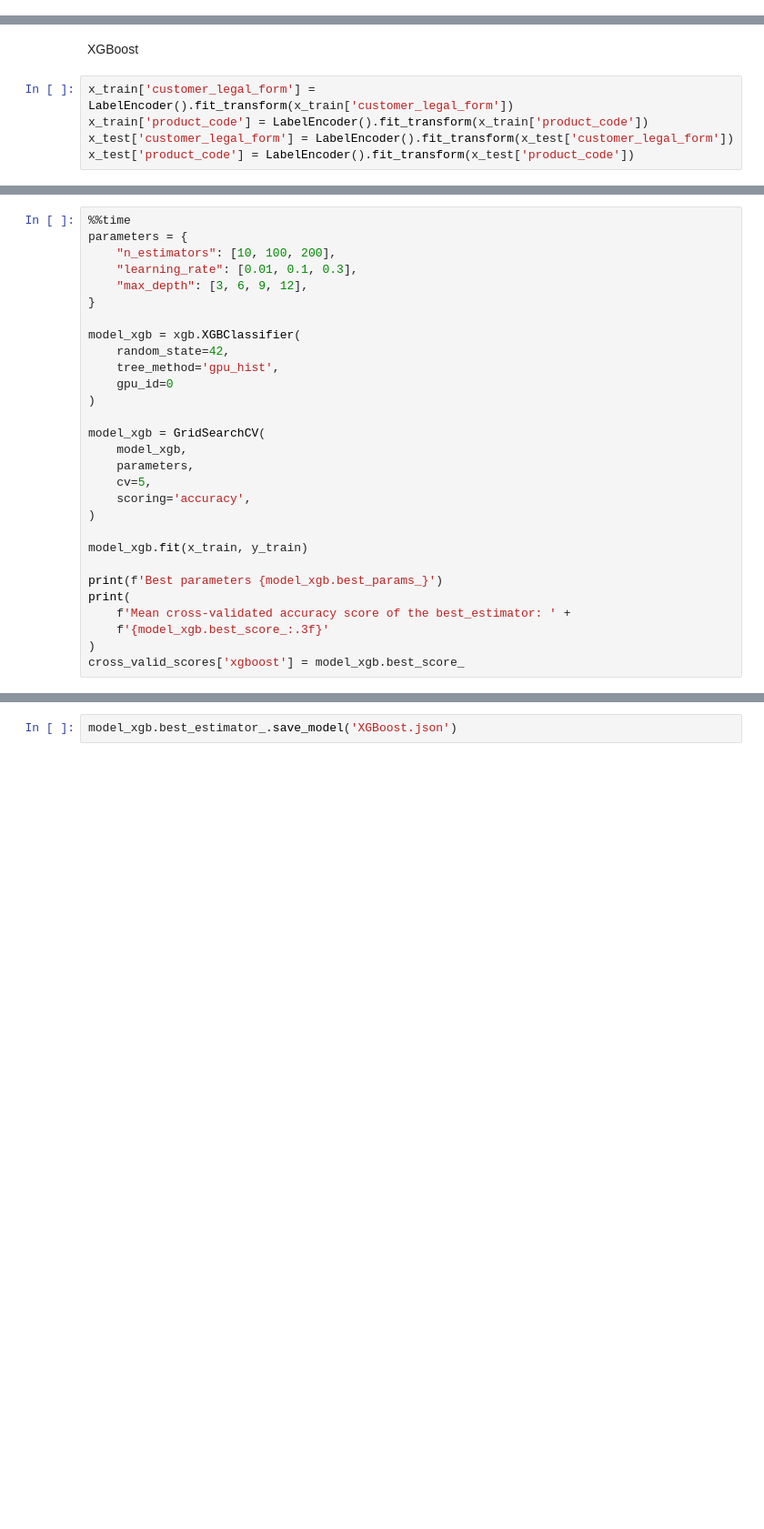
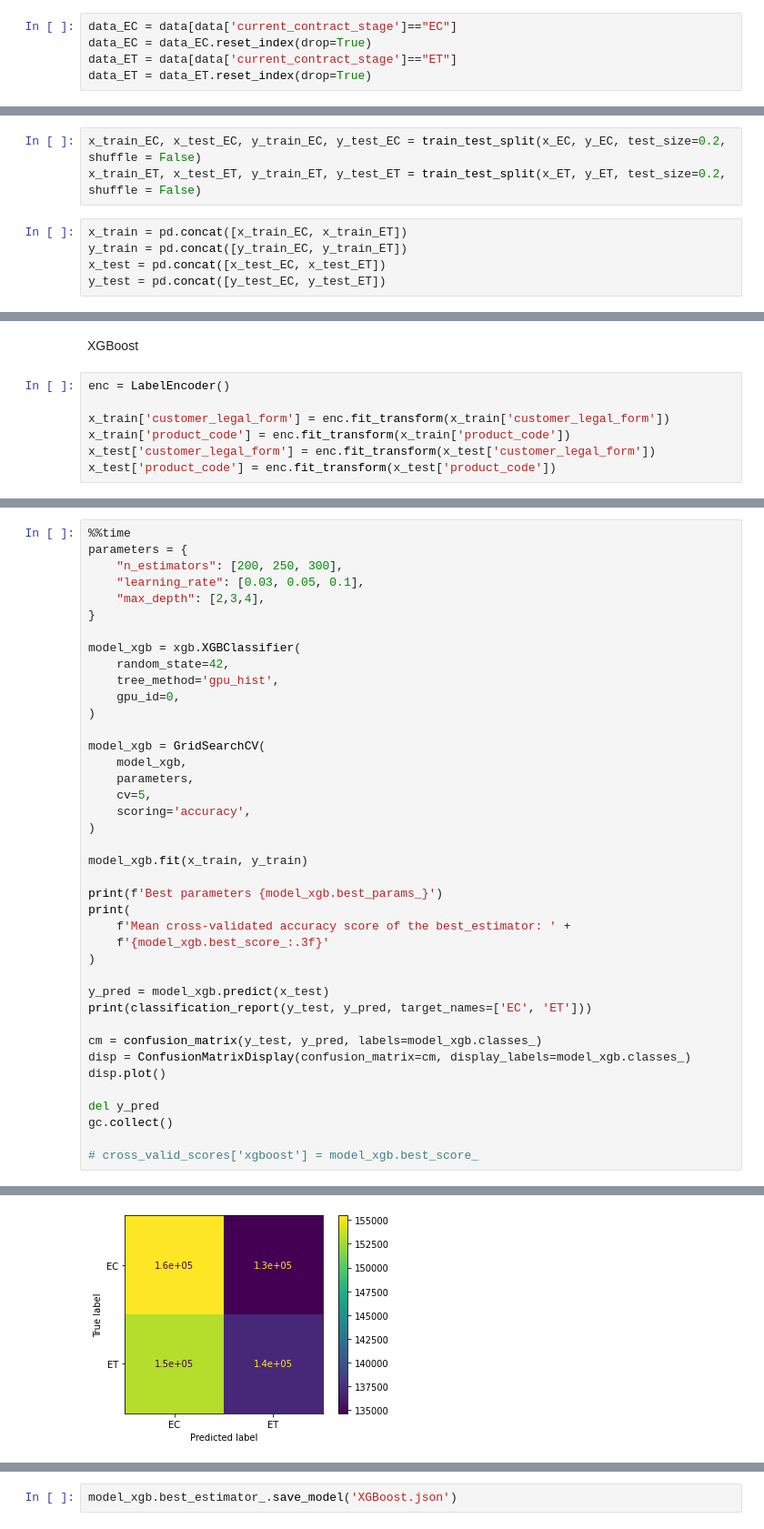
Before and after one commit to danil99152/prediction-of-government-tenders, a Jupyter notebook: forecasting_future_contract_stage.ipynb, the cells around one changed output, grey strips where cells are left out. Shown at 91% size. Saved outputs shown, nothing was run; the diff lists cells and outputs as text; blank space fills up the shorter version.

```diff
--- a/forecasting_future_contract_stage.ipynb
+++ b/forecasting_future_contract_stage.ipynb
@@ -234 +331,6 @@ data.sort_values('execution_period_start', inplace = True)
+# %%
+data_EC = data[data['current_contract_stage']=="EC"]
+data_EC = data_EC.reset_index(drop=True)
+data_ET = data[data['current_contract_stage']=="ET"]
+data_ET = data_ET.reset_index(drop=True)
 # %%
@@ -250,3 +346,11 @@ x_train, x_test, y_train, y_test = train_test_split(x, y, test_size=0.2, shuffle
+# %%
+x_train_EC, x_test_EC, y_train_EC, y_test_EC = train_test_split(x_EC, y_EC, test_size=0.2, shuffle = False)
+x_train_ET, x_test_ET, y_train_ET, y_test_ET = train_test_split(x_ET, y_ET, test_size=0.2, shuffle = False)
+# %%
+x_train = pd.concat([x_train_EC, x_train_ET])
+y_train = pd.concat([y_train_EC, y_train_ET])
+x_test = pd.concat([x_test_EC, x_test_ET])
+y_test = pd.concat([y_test_EC, y_test_ET])
 # %%
 print('EC', len(y_test[y_test == 'EC'].index))
 print('ET', len(y_test[y_test == 'ET'].index))
@@ -373,7 +469,9 @@ model_catboost.save_model("catboost")
 # %% [markdown]
 XGBoost
 # %%
-x_train['customer_legal_form'] = LabelEncoder().fit_transform(x_train['customer_legal_form'])
-x_train['product_code'] = LabelEncoder().fit_transform(x_train['product_code'])
-x_test['customer_legal_form'] = LabelEncoder().fit_transform(x_test['customer_legal_form'])
-x_test['product_code'] = LabelEncoder().fit_transform(x_test['product_code'])
+enc = LabelEncoder()
+
+x_train['customer_legal_form'] = enc.fit_transform(x_train['customer_legal_form'])
+x_train['product_code'] = enc.fit_transform(x_train['product_code'])
+x_test['customer_legal_form'] = enc.fit_transform(x_test['customer_legal_form'])
+x_test['product_code'] = enc.fit_transform(x_test['product_code'])
@@ -401,15 +487,15 @@ See the caveats in the documentation: https://pandas.pydata.org/pandas-docs/stab
 # %%
 %%time
 parameters = {
-    "n_estimators": [10, 100, 200],
-    "learning_rate": [0.01, 0.1, 0.3],
-    "max_depth": [3, 6, 9, 12],
+    "n_estimators": [200, 250, 300],
+    "learning_rate": [0.03, 0.05, 0.1],
+    "max_depth": [2,3,4],
 }
 
 model_xgb = xgb.XGBClassifier(
     random_state=42,
     tree_method='gpu_hist',
-    gpu_id=0
+    gpu_id=0,
 )
 
 model_xgb = GridSearchCV(
@@ -426,5 +512,16 @@ print(
     f'Mean cross-validated accuracy score of the best_estimator: ' +
     f'{model_xgb.best_score_:.3f}'
 )
-cross_valid_scores['xgboost'] = model_xgb.best_score_
+
+y_pred = model_xgb.predict(x_test)
+print(classification_report(y_test, y_pred, target_names=['EC', 'ET']))
+
+cm = confusion_matrix(y_test, y_pred, labels=model_xgb.classes_)
+disp = ConfusionMatrixDisplay(confusion_matrix=cm, display_labels=model_xgb.classes_)
+disp.plot()
+
+del y_pred
+gc.collect()
+
+# cross_valid_scores['xgboost'] = model_xgb.best_score_
 # %% [output]
@@ -434,0 +541 @@ Wall time: 3h 49min 4s
+[figure, added]
```
Also changed, not shown: parts of 25 cells of this notebook.
